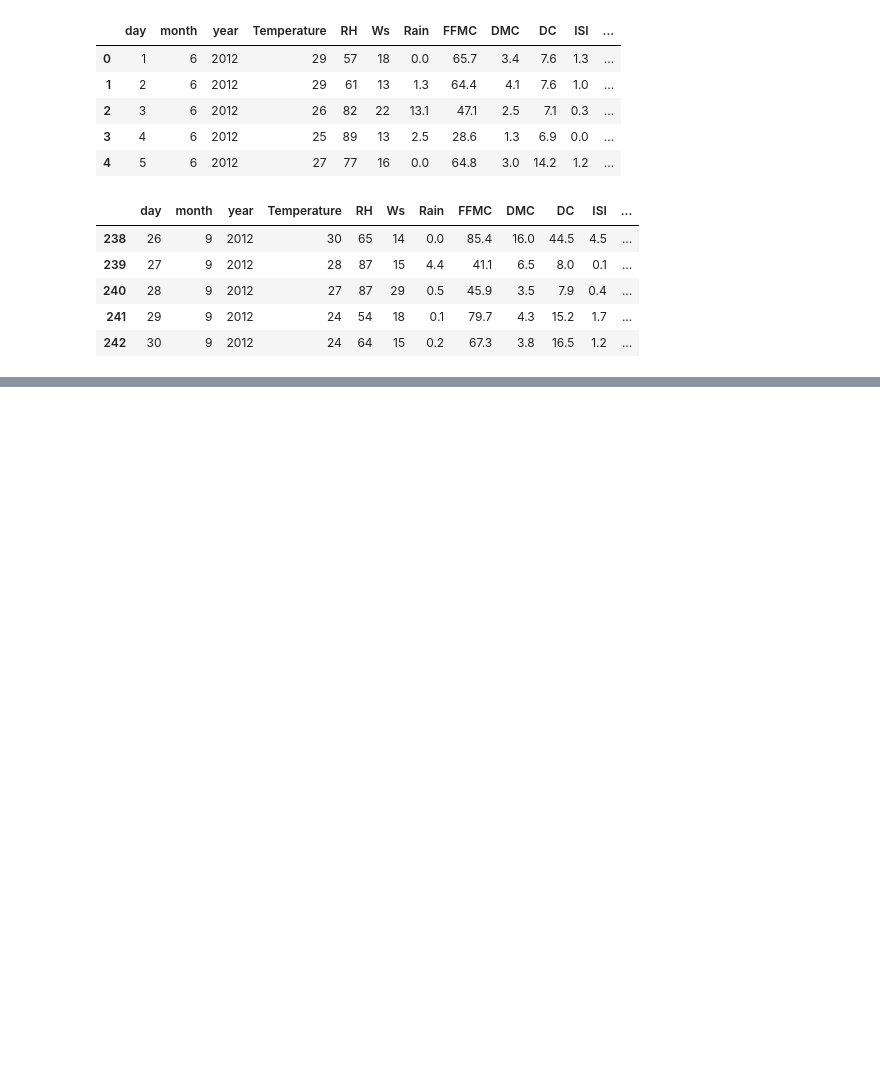
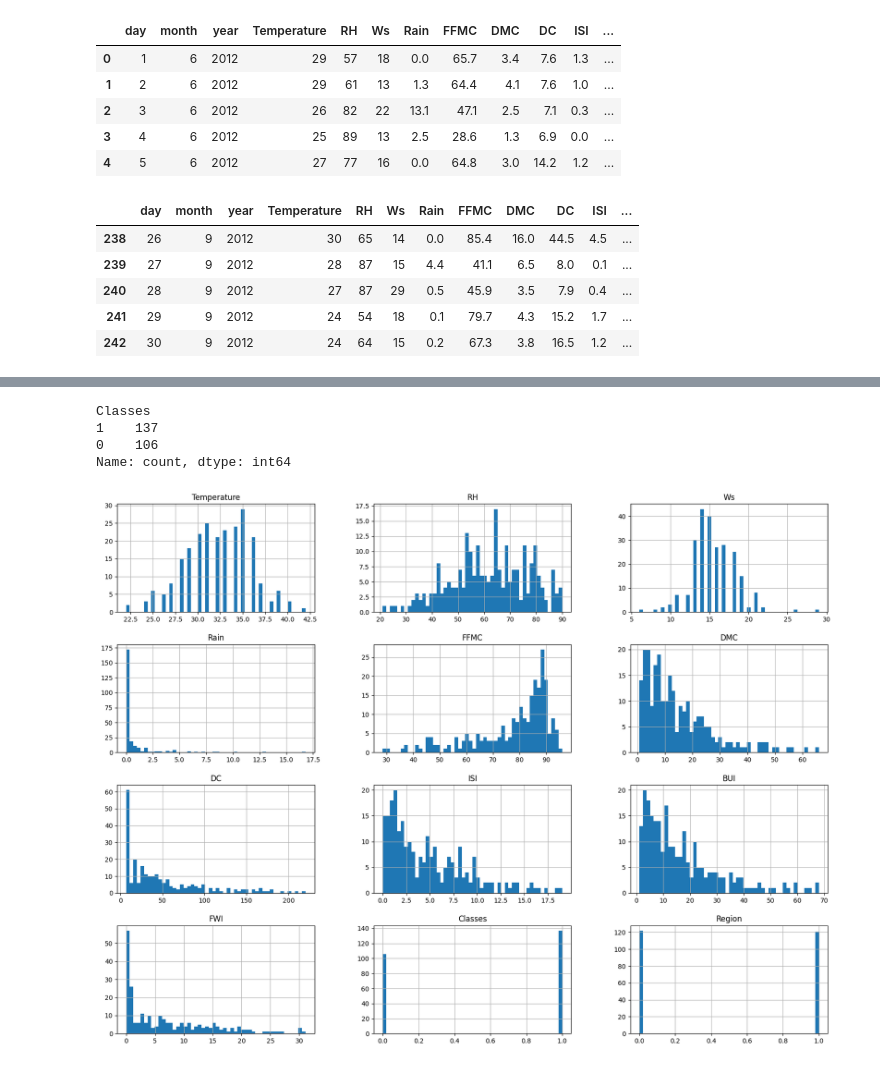
Before and after one commit to AmirHashmi017/MachineLearning-DeepLearning-NLP, a Jupyter notebook: Machine Learning/Ridge,Lasso And Elasticnet Algorithms/Ridge Lassso Elastic Regression Practicals/Ridge, Lasso Regression Implementation.ipynb, the cells around one changed output, grey strips where cells are left out. Cells and saved outputs as stored; diff of their text form; code cells hidden in the pictures; blank space fills up the shorter version.

```diff
--- a/Machine Learning/Ridge,Lasso And Elasticnet Algorithms/Ridge Lassso Elastic Regression Practicals/Ridge, Lasso Regression Implementation.ipynb
+++ b/Machine Learning/Ridge,Lasso And Elasticnet Algorithms/Ridge Lassso Elastic Regression Practicals/Ridge, Lasso Regression Implementation.ipynb
@@ -312,0 +327,3 @@ df.tail()
+# %%
+# We can drop day,month and year column as we don't need them in prediction
+df.drop(['day','month','year'],axis=1,inplace=True)
@@ -312,0 +354,18 @@ df.tail()
+# %%
+# You can see that there are spaces due to wwhich they all are differing
+# So encoding it
+df['Classes']=np.where(df['Classes'].str.contains("not fire"),0,1)
+# %%
+df['Classes'].value_counts()
+# %% [output]
+Classes
+1    137
+0    106
+Name: count, dtype: int64
+# %%
+# Visualization
+#Plot Density Sitibution Plot for all features
+df.hist(bins=50,figsize=(20,15))
+plt.show()
+# %% [output]
+[figure, added]
```
Also changed, not shown: parts of 14 cells of this notebook, 1 other file.
